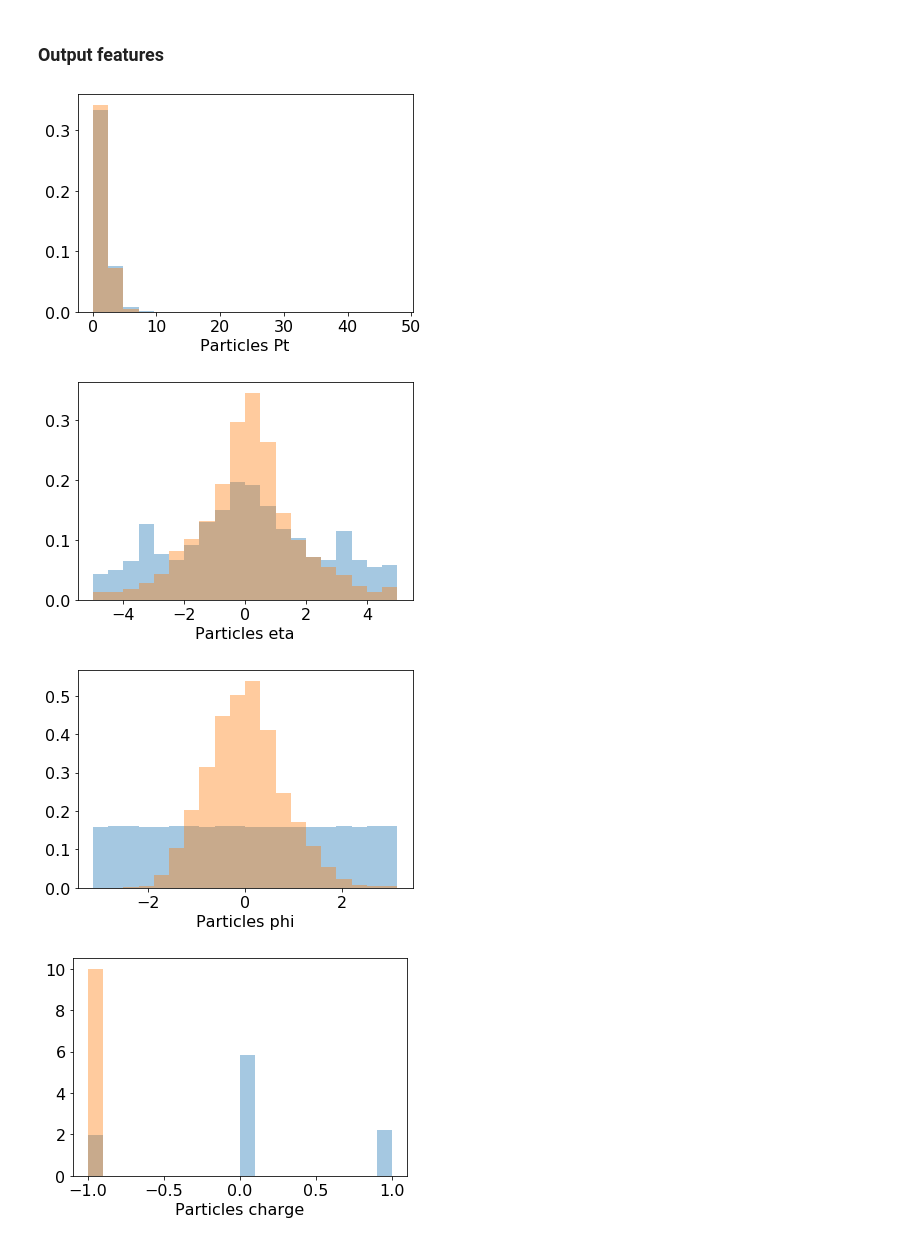
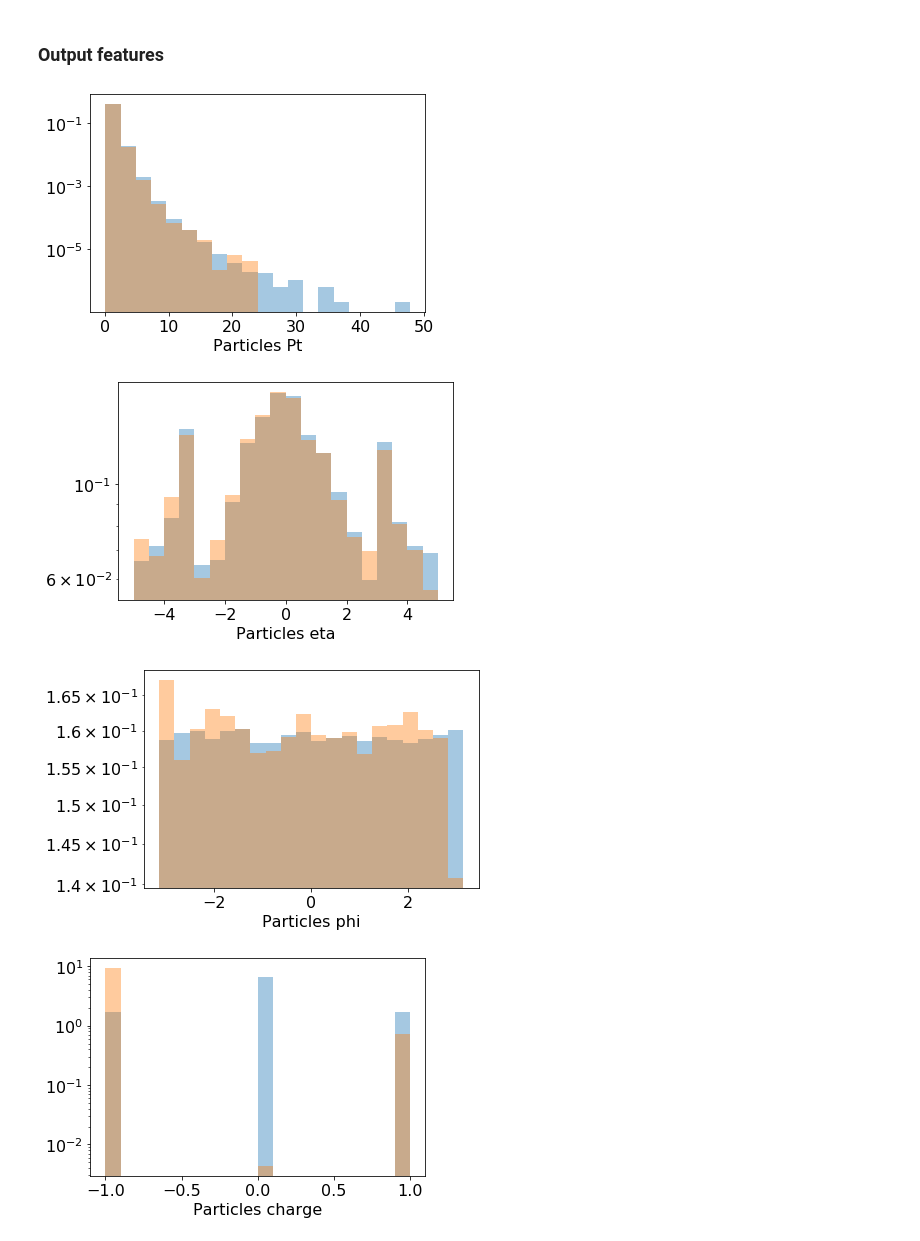
Before and after one commit to ocerri/ParticleBasedAnomalyDetection, a Jupyter notebook: denseAE/dAE_v1.ipynb, the cells around one changed output. Saved outputs shown, nothing was run; the diff lists cells and outputs as text; code cells hidden in the pictures.

```diff
--- a/denseAE/dAE_v1.ipynb
+++ b/denseAE/dAE_v1.ipynb
@@ -210,16 +215,16 @@ mustafar  Wed Jul  3 19:00:03 2019
 # %% [markdown]
 ## Loss
 # %%
-criterion = nn.MSELoss()
+criterion = nn.L1Loss()
 # %% [markdown]
 ## Training
 # %%
-training_params = {'batch_size': 10000,
+training_params = {'batch_size': 1000,
                    'shuffle': True,
                    'num_workers': 0
                   }
 
-max_epochs = 100
+max_epochs = 50
 # %%
 torch.autograd.set_detect_anomaly(True);
 # %%
@@ -229,7 +234,7 @@ from torch.optim.lr_scheduler import ReduceLROnPlateau
 scheduler = ReduceLROnPlateau(optimizer,
                               mode='min',
                               factor=0.3,
-                              patience=2,
+                              patience=3,
                               verbose=1,
                               threshold=1e-4,
                               cooldown=2,
@@ -260,6 +265,7 @@ for epoch in range(1, max_epochs+1):
         pb.show(len(batch_loss)-1, tail_label=tail_label)
         loss.backward()
         optimizer.step()
+        optimizer.zero_grad()
 
     aux_loss = 0
     N_batches = 0
@@ -361,15 +375,16 @@ for i in range(z.shape[1]):
 # %%
 for i in range(x_prime.shape[2]):
     x_aux = x[:,:,i].flatten()
     xp_aux = x_prime[:,:,i].flatten()
     f = plt.figure(i)
     r = (min(np.min(x_aux), np.min(xp_aux)), max(np.max(x_aux), np.max(xp_aux)))
     plt.hist(x_aux, bins=20, range=r, alpha=0.4, density=True)
     plt.hist(xp_aux, bins=20, range=r, alpha=0.4, density=True)
     plt.xlabel('Particles ' + dataset['train'].feature_names[i])
+    plt.yscale('log')
     dnd.append(f)
 # %% [output]
-[figure, old version]
+[figure, new version]
-[figure, old version]
+[figure, new version]
-[figure, old version]
+[figure, new version]
-[figure, old version]
+[figure, new version]
```
Also changed, not shown: parts of 10 cells of this notebook.
